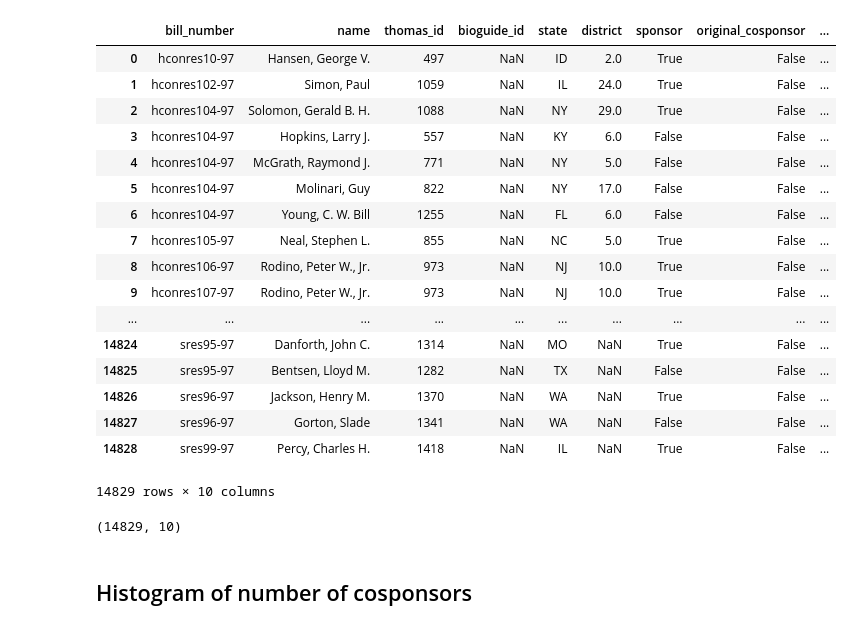
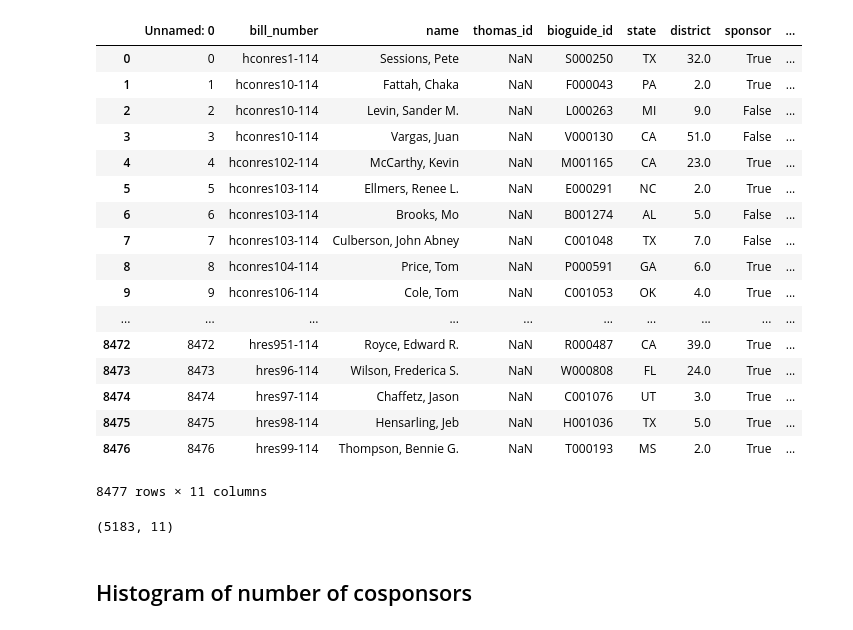
Before and after one commit to emmaling27/networks-research, a Jupyter notebook: bill_cosponsorship_analysis.ipynb, the cells around one changed output. Cells and saved outputs as stored; diff of their text form; code cells hidden in the pictures.

```diff
--- a/bill_cosponsorship_analysis.ipynb
+++ b/bill_cosponsorship_analysis.ipynb
@@ -20,33 +20,35 @@ def below_threshold_df(df, n_cosponsors):
             df = df.drop(bill)
     return df.reset_index()
 # %%
-congress = "97"
-congress_df = pd.read_csv("data/govtrack_cosponsor_data/govtrack_cosponsor_data_" + congress + "_congress.csv")
-congress_df = below_threshold_df(congress_df, 5)
+congress = "114"
+t = 5
+# congress_df = pd.read_csv("data/govtrack_cosponsor_data/govtrack_cosponsor_data_" + congress + "_congress.csv")
+# congress_df = below_threshold_df(congress_df, 5)
+congress_df = pd.read_csv("data/below_" + str(t) + "_cosponsors/congress_" + str(congress) + "_house.csv")
 congress_df
 # %% [output]
-|  | bill_number | name | thomas_id | bioguide_id | state | district | sponsor | original_cosponsor | ... |
-| 0 | hconres10-97 | Hansen, George V. | 497 | NaN | ID | 2.0 | True | False | ... |
-| 1 | hconres102-97 | Simon, Paul | 1059 | NaN | IL | 24.0 | True | False | ... |
-| 2 | hconres104-97 | Solomon, Gerald B. H. | 1088 | NaN | NY | 29.0 | True | False | ... |
-| 3 | hconres104-97 | Hopkins, Larry J. | 557 | NaN | KY | 6.0 | False | False | ... |
-| 4 | hconres104-97 | McGrath, Raymond J. | 771 | NaN | NY | 5.0 | False | False | ... |
-| 5 | hconres104-97 | Molinari, Guy | 822 | NaN | NY | 17.0 | False | False | ... |
-| 6 | hconres104-97 | Young, C. W. Bill | 1255 | NaN | FL | 6.0 | False | False | ... |
-| 7 | hconres105-97 | Neal, Stephen L. | 855 | NaN | NC | 5.0 | True | False | ... |
-| 8 | hconres106-97 | Rodino, Peter W., Jr. | 973 | NaN | NJ | 10.0 | True | False | ... |
-| 9 | hconres107-97 | Rodino, Peter W., Jr. | 973 | NaN | NJ | 10.0 | True | False | ... |
+|  | Unnamed: 0 | bill_number | name | thomas_id | bioguide_id | state | district | sponsor | ... |
+| 0 | 0 | hconres1-114 | Sessions, Pete | NaN | S000250 | TX | 32.0 | True | ... |
+| 1 | 1 | hconres10-114 | Fattah, Chaka | NaN | F000043 | PA | 2.0 | True | ... |
+| 2 | 2 | hconres10-114 | Levin, Sander M. | NaN | L000263 | MI | 9.0 | False | ... |
+| 3 | 3 | hconres10-114 | Vargas, Juan | NaN | V000130 | CA | 51.0 | False | ... |
+| 4 | 4 | hconres102-114 | McCarthy, Kevin | NaN | M001165 | CA | 23.0 | True | ... |
+| 5 | 5 | hconres103-114 | Ellmers, Renee L. | NaN | E000291 | NC | 2.0 | True | ... |
+| 6 | 6 | hconres103-114 | Brooks, Mo | NaN | B001274 | AL | 5.0 | False | ... |
+| 7 | 7 | hconres103-114 | Culberson, John Abney | NaN | C001048 | TX | 7.0 | False | ... |
+| 8 | 8 | hconres104-114 | Price, Tom | NaN | P000591 | GA | 6.0 | True | ... |
+| 9 | 9 | hconres106-114 | Cole, Tom | NaN | C001053 | OK | 4.0 | True | ... |
 | ... | ... | ... | ... | ... | ... | ... | ... | ... | ... |
-| 14824 | sres95-97 | Danforth, John C. | 1314 | NaN | MO | NaN | True | False | ... |
-| 14825 | sres95-97 | Bentsen, Lloyd M. | 1282 | NaN | TX | NaN | False | False | ... |
-| 14826 | sres96-97 | Jackson, Henry M. | 1370 | NaN | WA | NaN | True | False | ... |
-| 14827 | sres96-97 | Gorton, Slade | 1341 | NaN | WA | NaN | False | False | ... |
-| 14828 | sres99-97 | Percy, Charles H. | 1418 | NaN | IL | NaN | True | False | ... |
+| 8472 | 8472 | hres951-114 | Royce, Edward R. | NaN | R000487 | CA | 39.0 | True | ... |
+| 8473 | 8473 | hres96-114 | Wilson, Frederica S. | NaN | W000808 | FL | 24.0 | True | ... |
+| 8474 | 8474 | hres97-114 | Chaffetz, Jason | NaN | C001076 | UT | 3.0 | True | ... |
+| 8475 | 8475 | hres98-114 | Hensarling, Jeb | NaN | H001036 | TX | 5.0 | True | ... |
+| 8476 | 8476 | hres99-114 | Thompson, Bennie G. | NaN | T000193 | MS | 2.0 | True | ... |
-14829 rows × 10 columns
+8477 rows × 11 columns
 # %%
 congress_df.shape
 # %% [output]
-(14829, 10)
+(5183, 11)
 # %% [markdown]
 ## Histogram of number of cosponsors
 # %%
```
Also changed, not shown: parts of 21 cells of this notebook, 20 other files.
